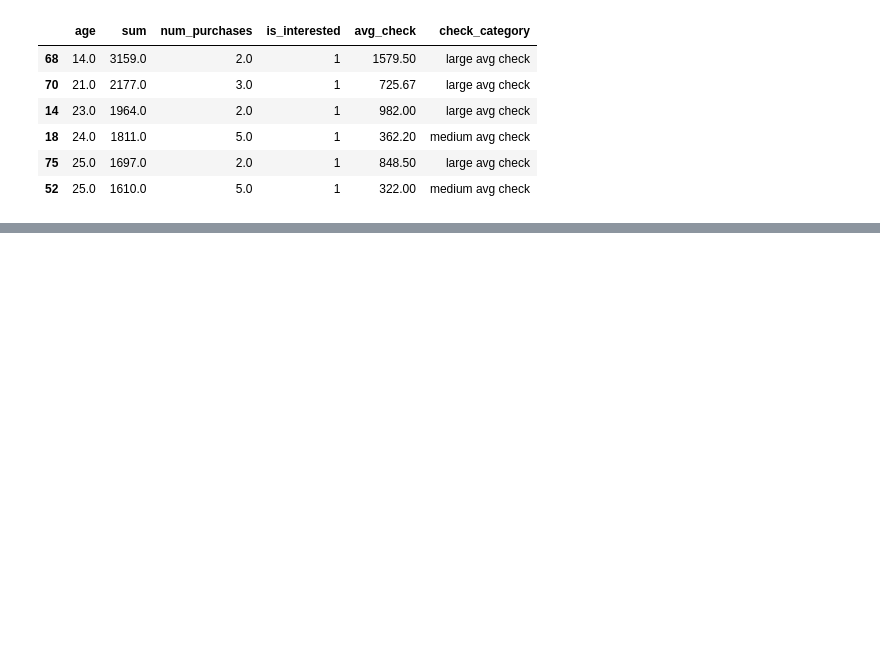
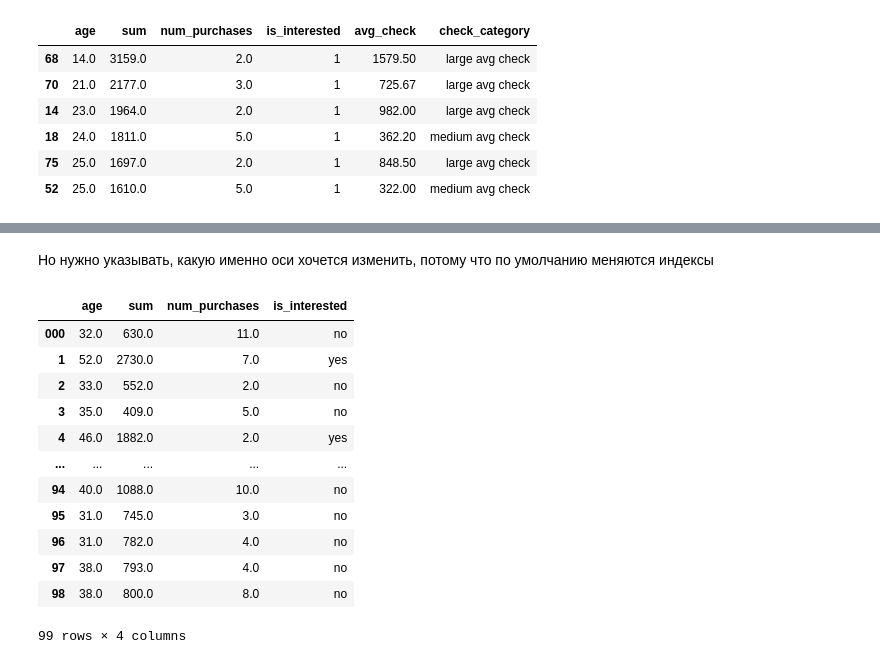
Before and after one commit to DmitriiKrasnoschekov/Python.Pandas, a Jupyter notebook: 1_4.ipynb, the cells around one changed output, grey strips where cells are left out. Saved outputs shown, nothing was run; the diff lists cells and outputs as text; code cells hidden in the pictures; blank space fills up the shorter version.

```diff
--- a/1_4.ipynb
+++ b/1_4.ipynb
@@ -1021,0 +1093,18 @@ df.to_csv('processed_data.csv', sep=';', index=False)
+# %% [markdown]
+Но нужно указывать, какую именно оси хочется изменить, потому что по умолчанию меняются индексы
+# %%
+df.rename({0: '000'})
+# %% [output]
+|  | age | sum | num_purchases | is_interested |
+| 000 | 32.0 | 630.0 | 11.0 | no |
+| 1 | 52.0 | 2730.0 | 7.0 | yes |
+| 2 | 33.0 | 552.0 | 2.0 | no |
+| 3 | 35.0 | 409.0 | 5.0 | no |
+| 4 | 46.0 | 1882.0 | 2.0 | yes |
+| ... | ... | ... | ... | ... |
+| 94 | 40.0 | 1088.0 | 10.0 | no |
+| 95 | 31.0 | 745.0 | 3.0 | no |
+| 96 | 31.0 | 782.0 | 4.0 | no |
+| 97 | 38.0 | 793.0 | 4.0 | no |
+| 98 | 38.0 | 800.0 | 8.0 | no |
+99 rows × 4 columns
```
Also changed, not shown: parts of 39 cells of this notebook.
